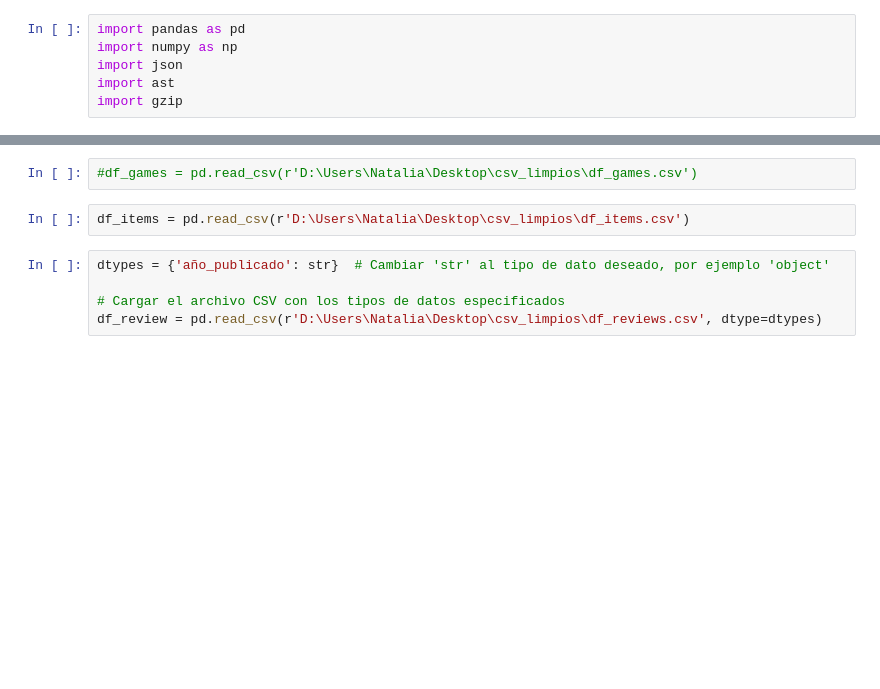
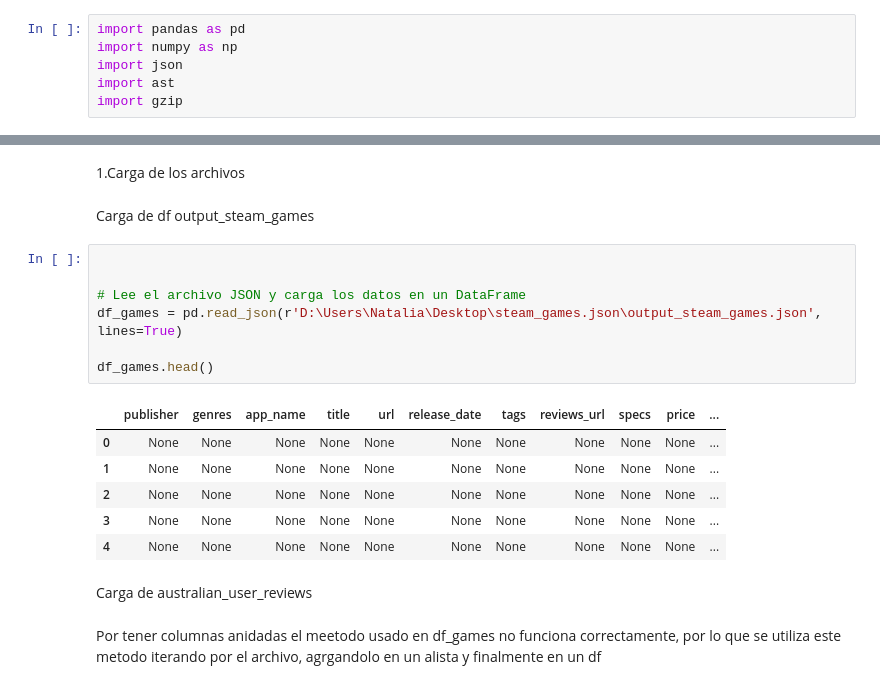
Before and after one commit to NAT122/PI_ML_OPS, a Jupyter notebook: ETL.ipynb, the cells around one changed output, grey strips where cells are left out. Cells and saved outputs as stored; diff of their text form; blank space fills up the shorter version.

```diff
--- a/ETL.ipynb
+++ b/ETL.ipynb
@@ -21,9 +34,22 @@ df_games = pd.read_csv(r'D:\Users\Natalia\Desktop\csv_limpios\df_games.csv', dty
+# %% [markdown]
+1.Carga de los archivos
+# %% [markdown]
+Carga de df output_steam_games
 # %%
-#df_games = pd.read_csv(r'D:\Users\Natalia\Desktop\csv_limpios\df_games.csv')
+
+
+# Lee el archivo JSON y carga los datos en un DataFrame
+df_games = pd.read_json(r'D:\Users\Natalia\Desktop\steam_games.json\output_steam_games.json', lines=True)
+
+df_games.head()
+# %% [output]
+|  | publisher | genres | app_name | title | url | release_date | tags | reviews_url | specs | price | ... |
+| 0 | None | None | None | None | None | None | None | None | None | None | ... |
+| 1 | None | None | None | None | None | None | None | None | None | None | ... |
+| 2 | None | None | None | None | None | None | None | None | None | None | ... |
+| 3 | None | None | None | None | None | None | None | None | None | None | ... |
+| 4 | None | None | None | None | None | None | None | None | None | None | ... |
-# %%
-df_items = pd.read_csv(r'D:\Users\Natalia\Desktop\csv_limpios\df_items.csv')
-# %%
-dtypes = {'año_publicado': str}  # Cambiar 'str' al tipo de dato deseado, por ejemplo 'object'
-
-# Cargar el archivo CSV con los tipos de datos especificados
-df_review = pd.read_csv(r'D:\Users\Natalia\Desktop\csv_limpios\df_reviews.csv', dtype=dtypes)
+# %% [markdown]
+Carga de australian_user_reviews
+# %% [markdown]
+Por tener columnas anidadas el meetodo usado en df_games no funciona correctamente, por lo que se utiliza este metodo iterando por el archivo, agrgandolo en un alista y finalmente en un df
```
Also changed, not shown: parts of 110 cells of this notebook, 2 other files.
